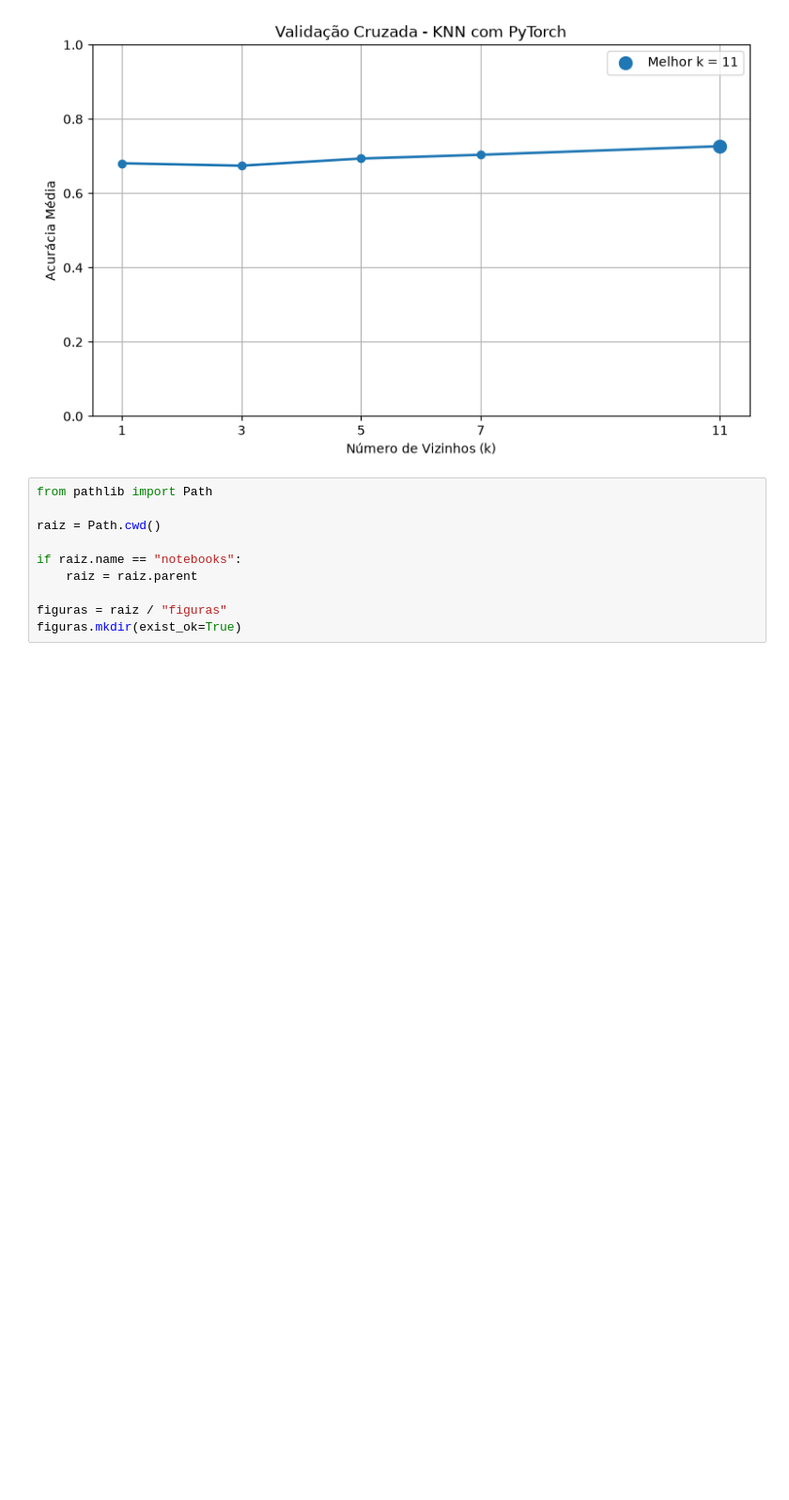
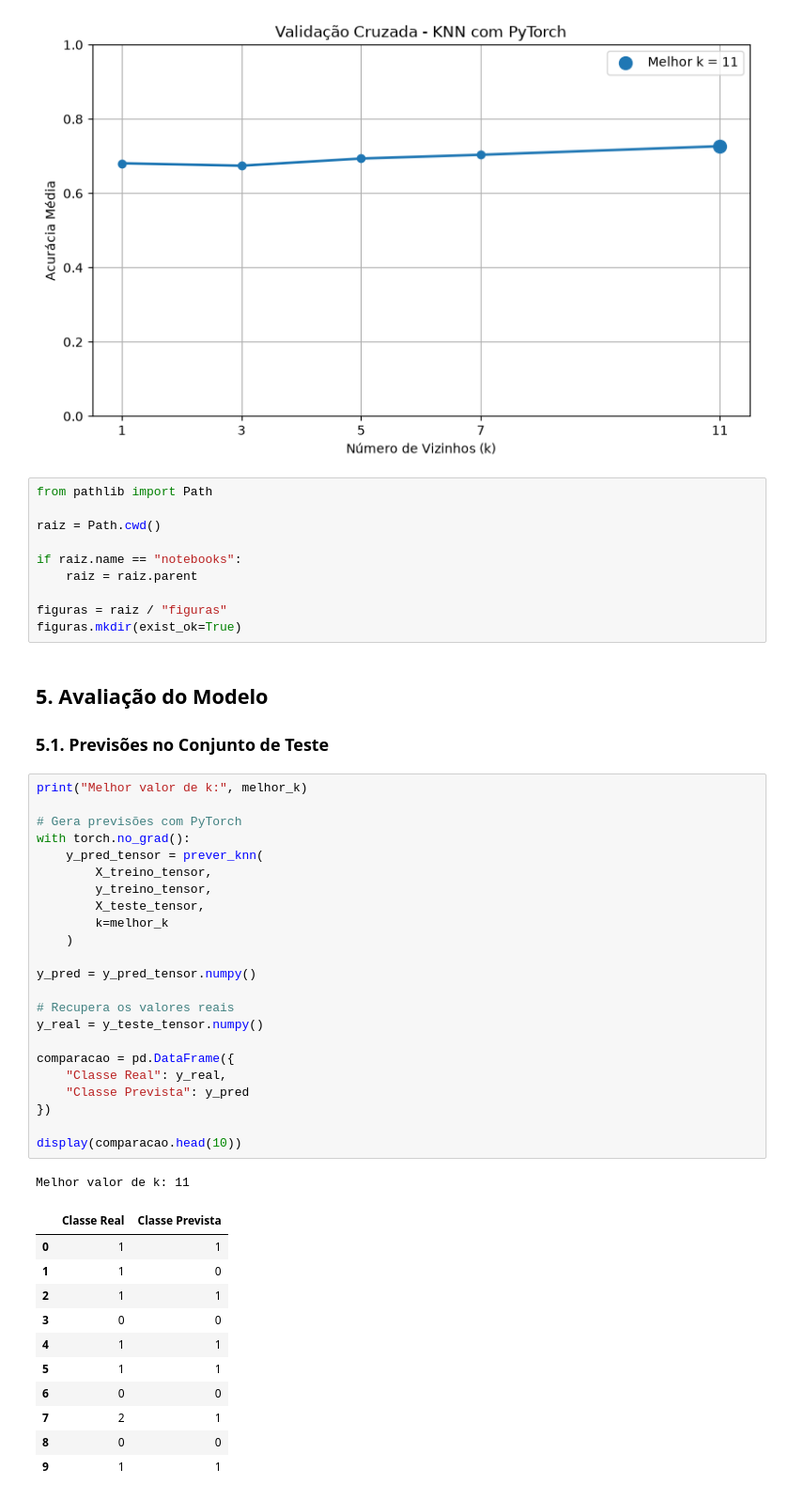
Before and after one commit to Pedrollucas/Sistemas-Inteligentes, a Jupyter notebook: notebooks/03_knn.ipynb, the cells around one changed output. Shown at 94% size. Cells and saved outputs as stored; diff of their text form; blank space fills up the shorter version.

```diff
--- a/notebooks/03_knn.ipynb
+++ b/notebooks/03_knn.ipynb
@@ -559,3 +559,43 @@ if raiz.name == "notebooks":
 
 figuras = raiz / "figuras"
 figuras.mkdir(exist_ok=True)
+# %% [markdown]
+## 5. Avaliação do Modelo
+
+### 5.1. Previsões no Conjunto de Teste
+# %%
+print("Melhor valor de k:", melhor_k)
+
+# Gera previsões com PyTorch
+with torch.no_grad():
+    y_pred_tensor = prever_knn(
+        X_treino_tensor,
+        y_treino_tensor,
+        X_teste_tensor,
+        k=melhor_k
+    )
+
+y_pred = y_pred_tensor.numpy()
+
+# Recupera os valores reais
+y_real = y_teste_tensor.numpy()
+
+comparacao = pd.DataFrame({
+    "Classe Real": y_real,
+    "Classe Prevista": y_pred
+})
+
+display(comparacao.head(10))
+# %% [output]
+Melhor valor de k: 11
+|  | Classe Real | Classe Prevista |
+| 0 | 1 | 1 |
+| 1 | 1 | 0 |
+| 2 | 1 | 1 |
+| 3 | 0 | 0 |
+| 4 | 1 | 1 |
+| 5 | 1 | 1 |
+| 6 | 0 | 0 |
+| 7 | 2 | 1 |
+| 8 | 0 | 0 |
+| 9 | 1 | 1 |
```
Also changed, not shown: parts of 8 cells of this notebook, 1 other file.
